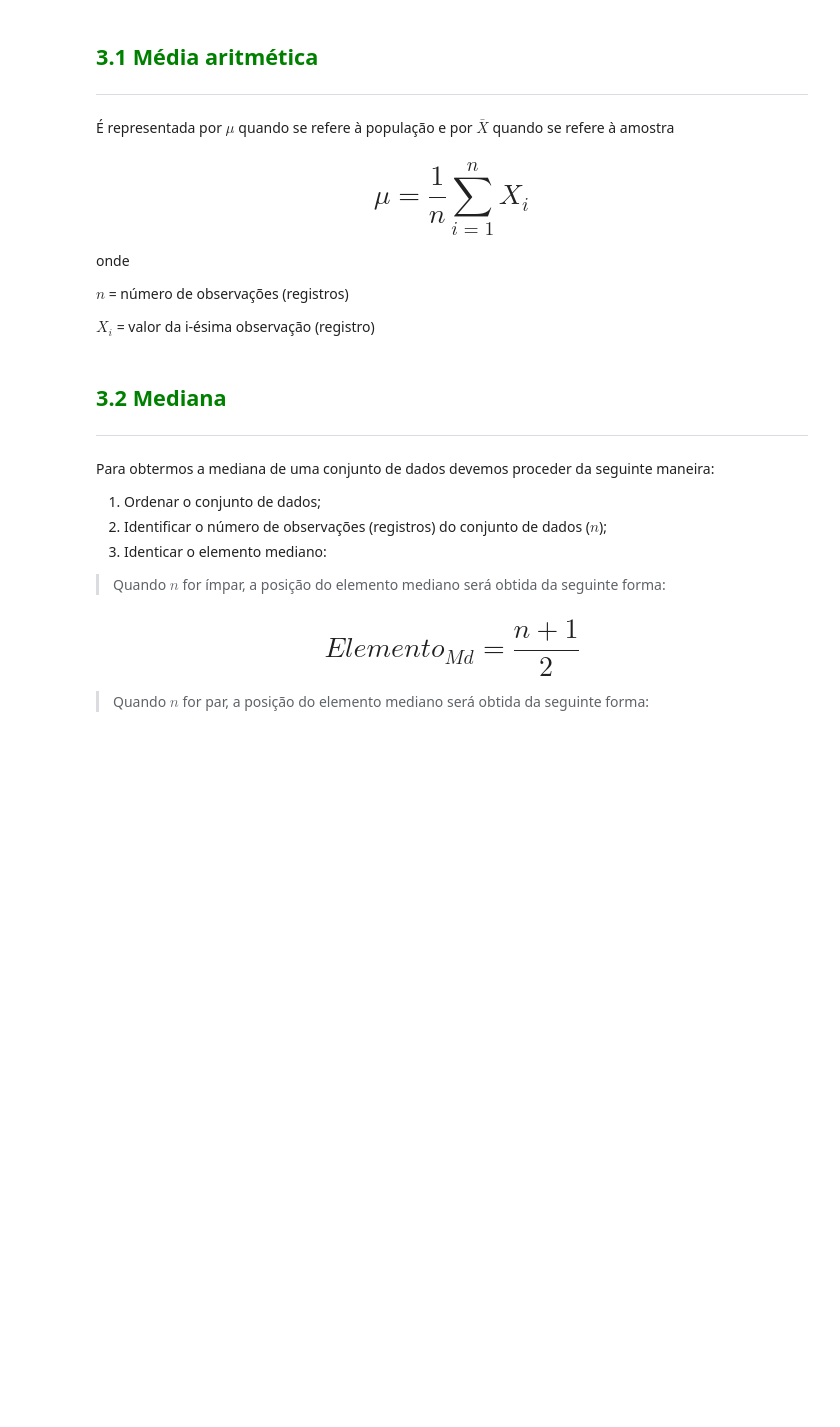
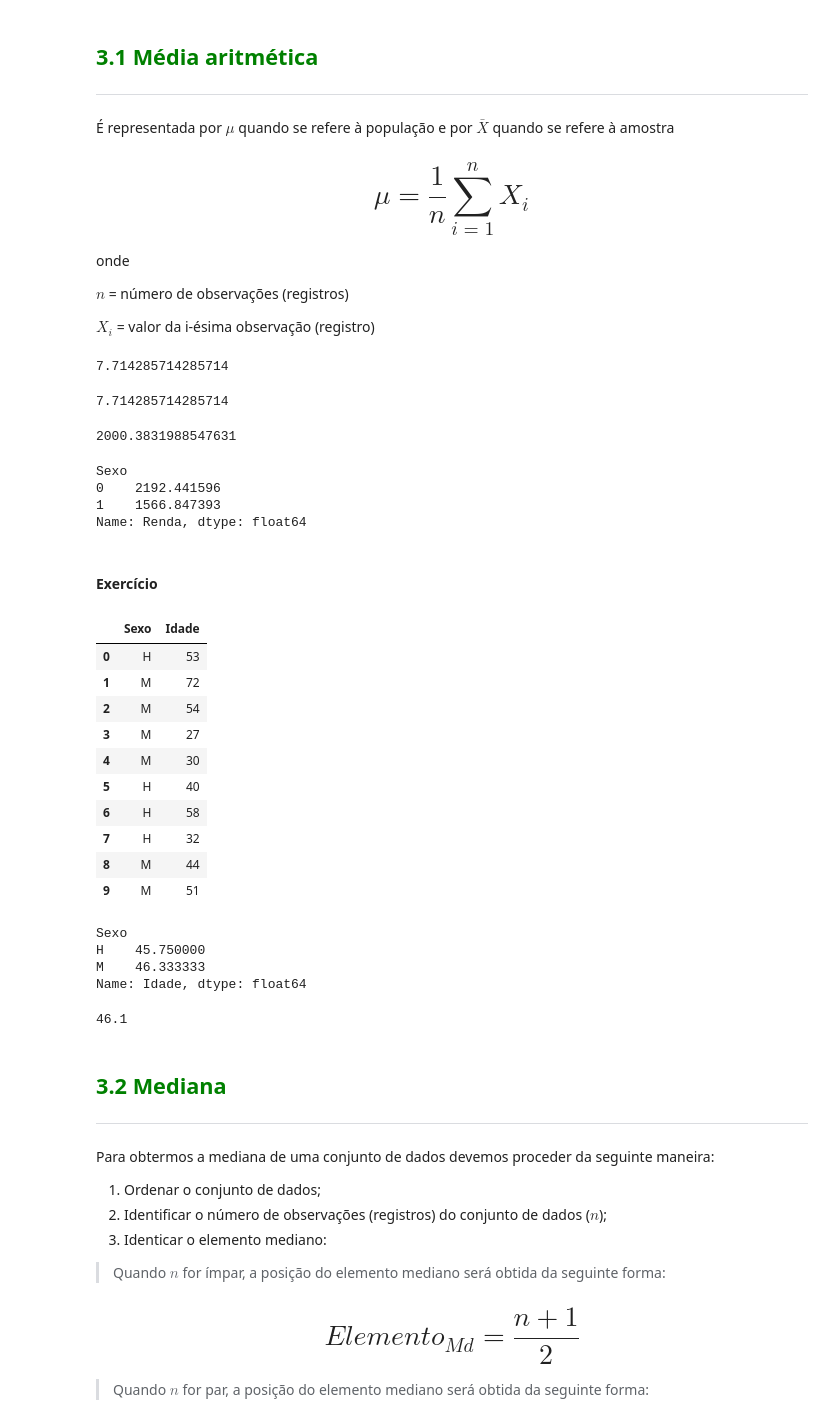
Before and after one commit to Gleis0nLemos/Estatistica_I, a Jupyter notebook: CursoDeEstatisca1.ipynb, the cells around one changed output. Cells and saved outputs as stored; diff of their text form; code cells hidden in the pictures; blank space fills up the shorter version.

```diff
--- a/CursoDeEstatisca1.ipynb
+++ b/CursoDeEstatisca1.ipynb
@@ -611,6 +633,61 @@ onde
 $n$ = número de observações (registros)
 
 $X_i$ = valor da i-ésima observação (registro)
+# %%
+(8 + 10 + 4 + 8 + 6 + 10 + 8) / 7
+# %% [output]
+7.714285714285714
+# %%
+df['Fulano'].mean()
+# %% [output]
+7.714285714285714
+# %%
+dados.Renda.mean()
+# %% [output]
+2000.3831988547631
+# %%
+dados.groupby(['Sexo'])['Renda'].mean()
+# %% [output]
+Sexo
+0    2192.441596
+1    1566.847393
+Name: Renda, dtype: float64
+# %% [markdown]
+#### Exercício
+# %%
+dataset = pd.DataFrame({
+    'Sexo': ['H', 'M', 'M', 'M', 'M', 'H', 'H', 'H', 'M', 'M'],
+    'Idade': [53, 72, 54, 27, 30, 40, 58, 32, 44, 51]
+})
+dataset
+# %% [output]
+|  | Sexo | Idade |
+| 0 | H | 53 |
+| 1 | M | 72 |
+| 2 | M | 54 |
+| 3 | M | 27 |
+| 4 | M | 30 |
+| 5 | H | 40 |
+| 6 | H | 58 |
+| 7 | H | 32 |
+| 8 | M | 44 |
+| 9 | M | 51 |
+# %%
+#média por sexo
+dataset.groupby(['Sexo'])['Idade'].mean()
+
+#outra forma de se chegar ao resultado
+#dataset.groupby('Sexo').mean().loc['H']
+# %% [output]
+Sexo
+H    45.750000
+M    46.333333
+Name: Idade, dtype: float64
+# %%
+#média geral
+dataset['Idade'].mean()
+# %% [output]
+46.1
 # %% [markdown]
 ## <font color=green>3.2 Mediana</font>
 ***
```
Also changed, not shown: parts of 40 cells of this notebook, 1 other file.
